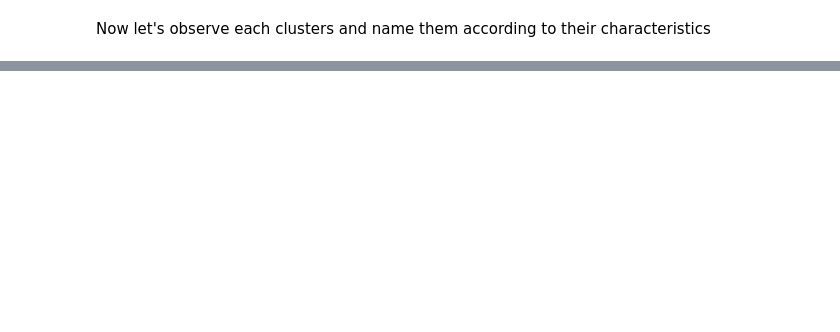
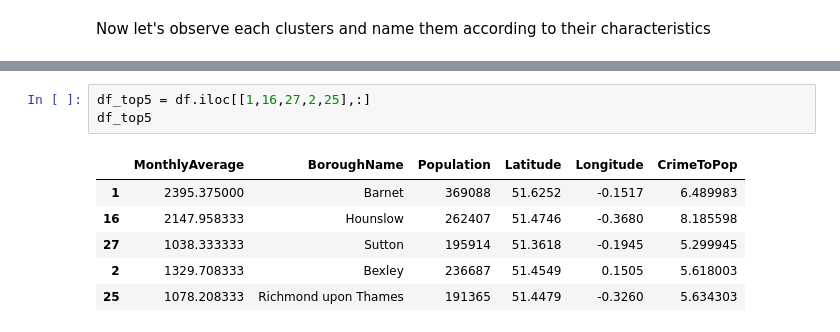
Before and after one commit to ggisha/Coursera_Capstone, a Jupyter notebook: The Battle of the neighborhoods.ipynb, the cells around one changed output, grey strips where cells are left out. Cells and saved outputs as stored; diff of their text form; blank space fills up the shorter version.

```diff
--- a/The Battle of the neighborhoods.ipynb
+++ b/The Battle of the neighborhoods.ipynb
@@ -483,0 +883,10 @@ score.sort_values(by='Score', ascending = False)
+# %%
+df_top5 = df.iloc[[1,16,27,2,25],:]
+df_top5
+# %% [output]
+|  | MonthlyAverage | BoroughName | Population | Latitude | Longitude | CrimeToPop |
+| 1 | 2395.375000 | Barnet | 369088 | 51.6252 | -0.1517 | 6.489983 |
+| 16 | 2147.958333 | Hounslow | 262407 | 51.4746 | -0.3680 | 8.185598 |
+| 27 | 1038.333333 | Sutton | 195914 | 51.3618 | -0.1945 | 5.299945 |
+| 2 | 1329.708333 | Bexley | 236687 | 51.4549 | 0.1505 | 5.618003 |
+| 25 | 1078.208333 | Richmond upon Thames | 191365 | 51.4479 | -0.3260 | 5.634303 |
```
Also changed, not shown: parts of 78 cells of this notebook.
